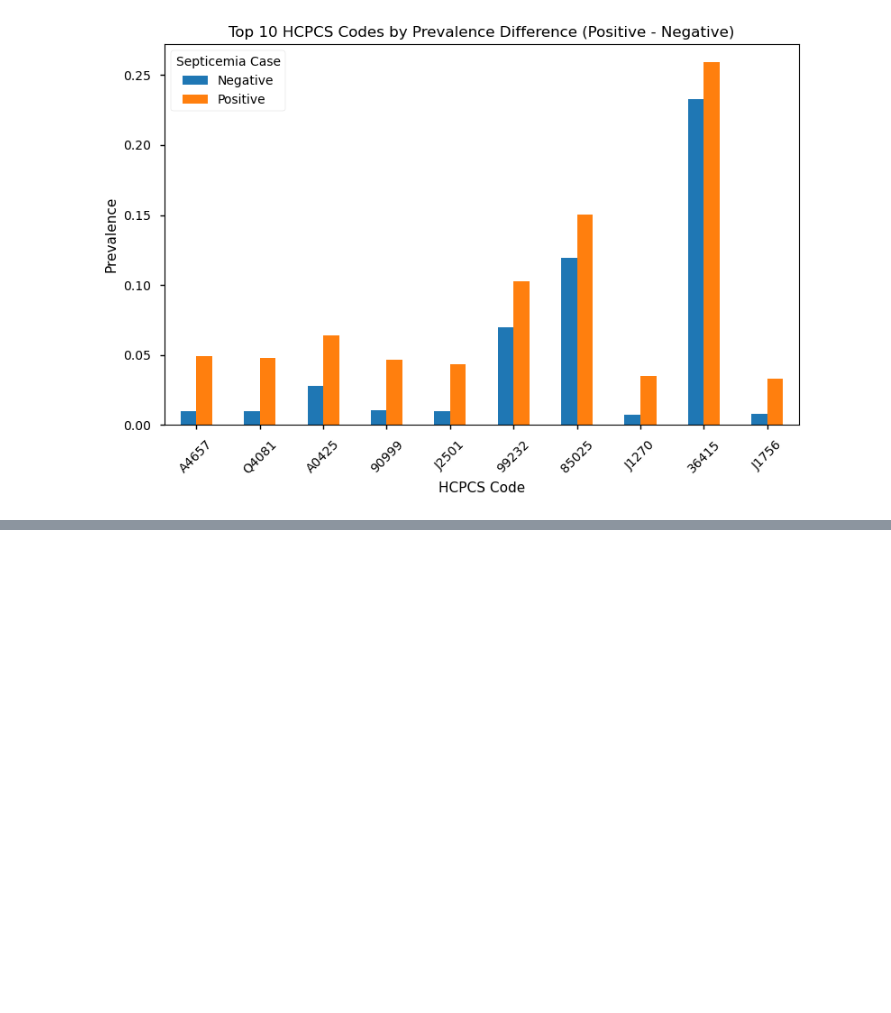
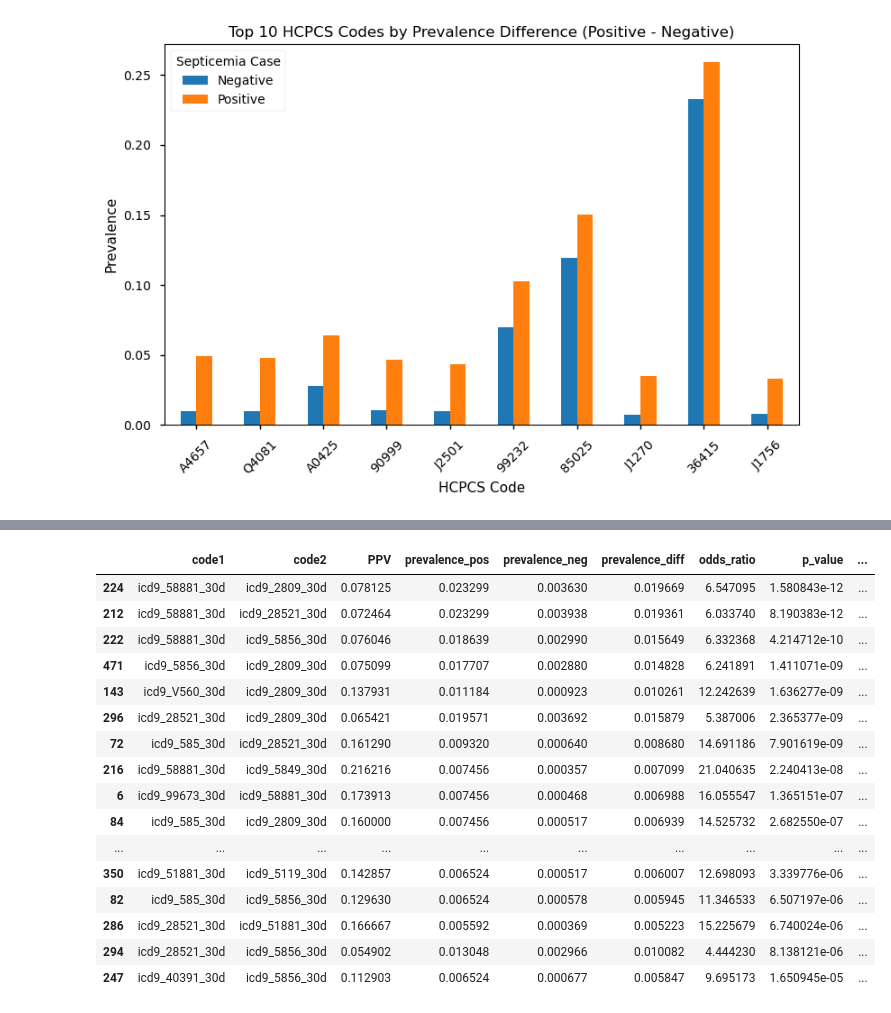
Before and after one commit to jimmyjamesarnold/healthcare-synpuf-pipeline, a Jupyter notebook: notebooks/eda.ipynb, the cells around one changed output, grey strips where cells are left out. Saved outputs shown, nothing was run; the diff lists cells and outputs as text; code cells hidden in the pictures; blank space fills up the shorter version.

```diff
--- a/notebooks/eda.ipynb
+++ b/notebooks/eda.ipynb
@@ -749,0 +1035,14 @@ plt.close()
+# %%
+from itertools import combinations
+from sklearn.metrics import mutual_info_score
+
+# Step 2: Compute co-occurrence frequency for ICD-9 pairs
+pair_counts = []
+for code1, code2 in list(combinations(icd_cols, 2)):
+    count = ((positive_df[code1] == 1) & (positive_df[code2] == 1)).sum()
+    pair_counts.append({'code1': code1, 'code2': code2, 'cooccurrence_count': count})
+
+pair_counts_df = pd.DataFrame(pair_counts)
+top_pairs = pair_counts_df.sort_values('cooccurrence_count', ascending=False).head(20)
+logger.info(f"Top 20 co-occurring ICD-9 pairs in positive class:\n{top_pairs}")
+top_pairs.to_csv(os.path.join(output_dir, 'top_icd9_cooccurrence_pairs.csv'), index=False)
@@ -749,0 +1067,11 @@ plt.close()
+# %%
+# Step 3: Compute mutual information for ICD-9 pairs
+mi_pairs = []
+for code1, code2 in combinations(icd_cols, 2):
+    mi = mutual_info_score(positive_df[code1], positive_df[code2])
+    mi_pairs.append({'code1': code1, 'code2': code2, 'mutual_info': mi})
+
+mi_pairs_df = pd.DataFrame(mi_pairs)
+top_mi_pairs = mi_pairs_df.sort_values('mutual_info', ascending=False).head(20)
+logger.info(f"Top 20 ICD-9 pairs by mutual information in positive class:\n{top_mi_pairs}")
+top_mi_pairs.to_csv(os.path.join(output_dir, 'top_icd9_mi_pairs.csv'), index=False)
@@ -749,0 +1107,8 @@ plt.close()
+# %%
+# Define pairs from your query
+pairs = list(combinations(icd_cols, 2))
+
+# Compute presence for each pair (1 if both codes present, 0 otherwise)
+for code1, code2 in pairs:
+    pair_name = f'pair_{code1}_{code2}'
+    dataset[pair_name] = ((dataset[code1] == 1) & (dataset[code2] == 1)).astype(int)
@@ -749,0 +1209,20 @@ plt.close()
+# %%
+results_df.sort_values(by='p_value',ascending=True).head(20)
+# %% [output]
+|  | code1 | code2 | PPV | prevalence_pos | prevalence_neg | prevalence_diff | odds_ratio | p_value | ... |
+| 224 | icd9_58881_30d | icd9_2809_30d | 0.078125 | 0.023299 | 0.003630 | 0.019669 | 6.547095 | 1.580843e-12 | ... |
+| 212 | icd9_58881_30d | icd9_28521_30d | 0.072464 | 0.023299 | 0.003938 | 0.019361 | 6.033740 | 8.190383e-12 | ... |
+| 222 | icd9_58881_30d | icd9_5856_30d | 0.076046 | 0.018639 | 0.002990 | 0.015649 | 6.332368 | 4.214712e-10 | ... |
+| 471 | icd9_5856_30d | icd9_2809_30d | 0.075099 | 0.017707 | 0.002880 | 0.014828 | 6.241891 | 1.411071e-09 | ... |
+| 143 | icd9_V560_30d | icd9_2809_30d | 0.137931 | 0.011184 | 0.000923 | 0.010261 | 12.242639 | 1.636277e-09 | ... |
+| 296 | icd9_28521_30d | icd9_2809_30d | 0.065421 | 0.019571 | 0.003692 | 0.015879 | 5.387006 | 2.365377e-09 | ... |
+| 72 | icd9_585_30d | icd9_28521_30d | 0.161290 | 0.009320 | 0.000640 | 0.008680 | 14.691186 | 7.901619e-09 | ... |
+| 216 | icd9_58881_30d | icd9_5849_30d | 0.216216 | 0.007456 | 0.000357 | 0.007099 | 21.040635 | 2.240413e-08 | ... |
+| 6 | icd9_99673_30d | icd9_58881_30d | 0.173913 | 0.007456 | 0.000468 | 0.006988 | 16.055547 | 1.365151e-07 | ... |
+| 84 | icd9_585_30d | icd9_2809_30d | 0.160000 | 0.007456 | 0.000517 | 0.006939 | 14.525732 | 2.682550e-07 | ... |
+| ... | ... | ... | ... | ... | ... | ... | ... | ... | ... |
+| 350 | icd9_51881_30d | icd9_5119_30d | 0.142857 | 0.006524 | 0.000517 | 0.006007 | 12.698093 | 3.339776e-06 | ... |
+| 82 | icd9_585_30d | icd9_5856_30d | 0.129630 | 0.006524 | 0.000578 | 0.005945 | 11.346533 | 6.507197e-06 | ... |
+| 286 | icd9_28521_30d | icd9_51881_30d | 0.166667 | 0.005592 | 0.000369 | 0.005223 | 15.225679 | 6.740024e-06 | ... |
+| 294 | icd9_28521_30d | icd9_5856_30d | 0.054902 | 0.013048 | 0.002966 | 0.010082 | 4.444230 | 8.138121e-06 | ... |
+| 247 | icd9_40391_30d | icd9_5856_30d | 0.112903 | 0.006524 | 0.000677 | 0.005847 | 9.695173 | 1.650945e-05 | ... |
```
Also changed, not shown: parts of 23 cells of this notebook, 50 other files.
